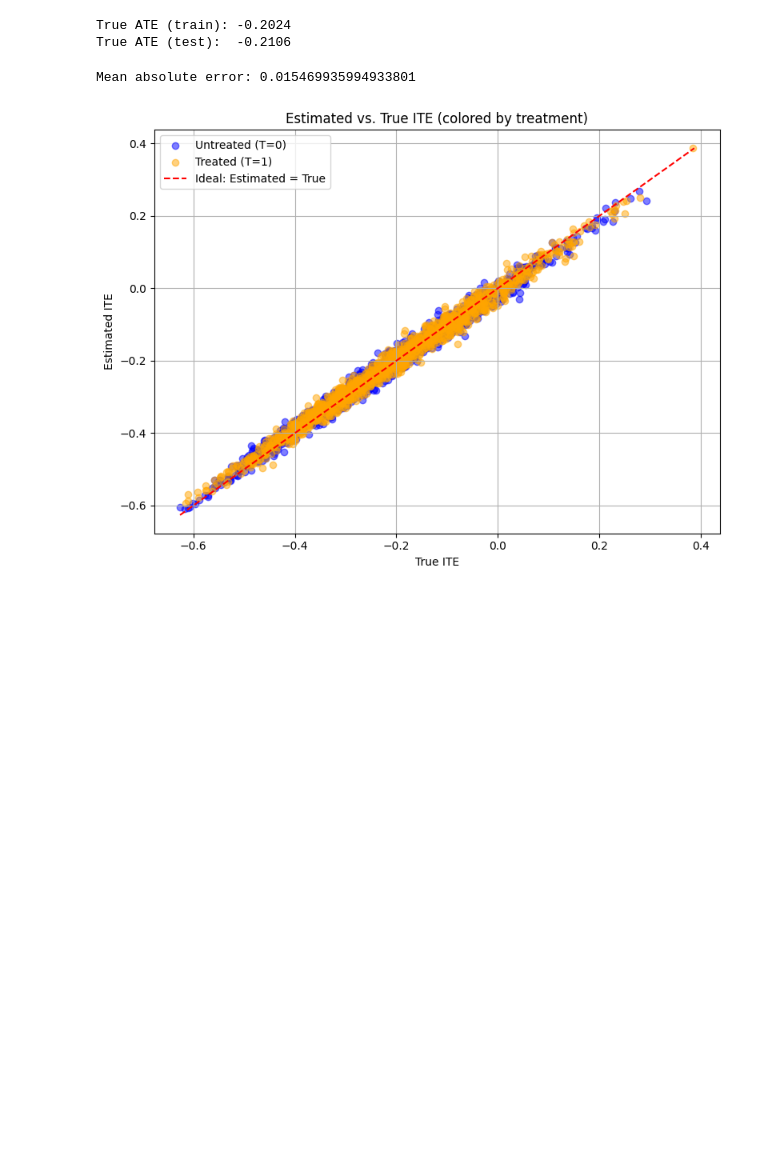
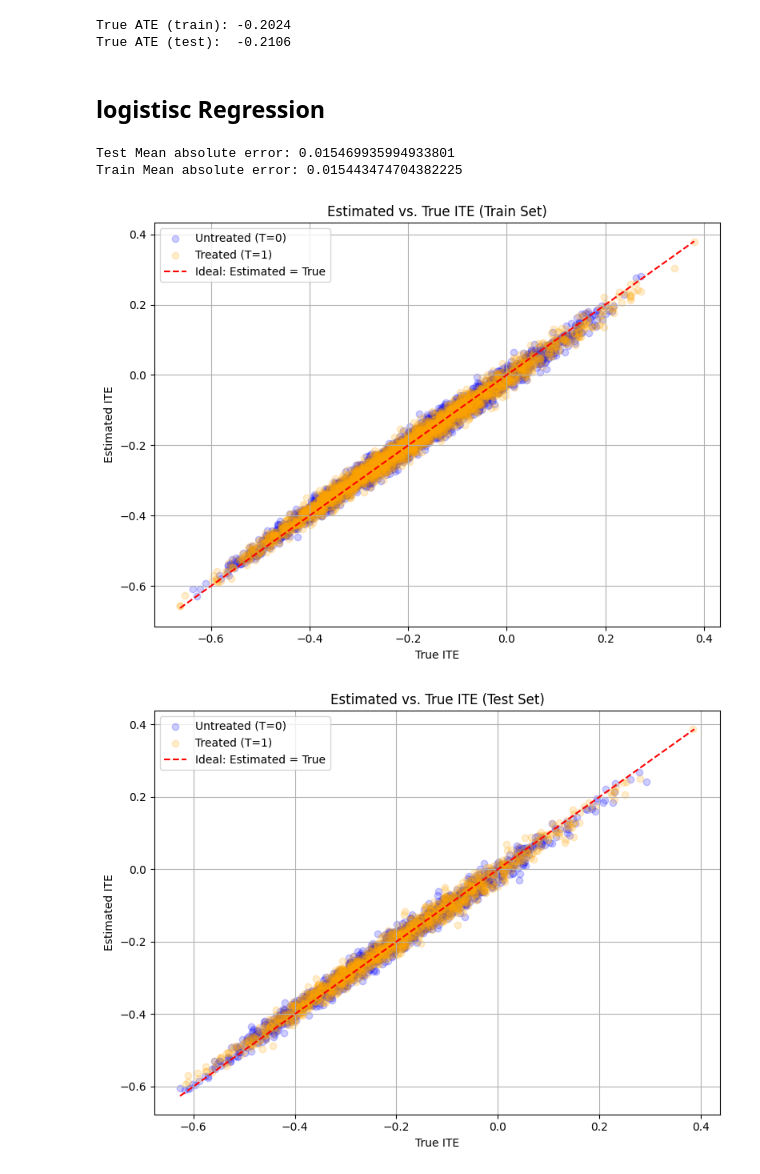
Before and after one commit to buehlpa/Individualized-Treatment-Effect, a Jupyter notebook: ite.ipynb, the cells around one changed output. Cells and saved outputs as stored; diff of their text form; code cells hidden in the pictures; blank space fills up the shorter version.

```diff
--- a/ite.ipynb
+++ b/ite.ipynb
@@ -113,40 +161,21 @@ def t_learner_logistic(df_train, df_test, feature_cols, outcome_col='Y', treatme
+# %% [markdown]
+## logistisc Regression
 # %%
-df = dgp_simulation(n_obs=10000)
-df_train, df_val, df_test = split_train_val_test(df)
+# t learner logsitc
+df_result_train, df_result_test, model_t, model_u = t_learner_logistic(df_train, df_test, feature_cols=['X1', 'X2'])
 
-# Run the T-learner
-df_result, model_t, model_u = t_learner_logistic(df_train, df_test, feature_cols =['X1', 'X2'])
+# MAE train Vs test
+if 'ITE_true' in df_result_test.columns:
+    print("Test Mean absolute error:", np.mean(np.abs(df_result_test['ITE_hat'] - df_result_test['ITE_true'])))
 
-# Optional: check estimated vs. true ITE
-if 'ITE_true' in df_result.columns:
-    print("Mean absolute error:", np.mean(np.abs(df_result['ITE_hat'] - df_result['ITE_true'])))
+if 'ITE_true' in df_result_train.columns:
+    print("Train Mean absolute error:", np.mean(np.abs(df_result_train['ITE_hat'] - df_result_train['ITE_true'])))
+
+
+plot_estimated_vs_true_ite_colored(df_result_train, title_suffix='(Train Set)')
+plot_estimated_vs_true_ite_colored(df_result_test, title_suffix='(Test Set)')
 # %% [output]
-Mean absolute error: 0.015469935994933801
+Test Mean absolute error: 0.015469935994933801
+Train Mean absolute error: 0.015443474704382225
+[figure, added]
+[figure, added]
-# %%
-
-def plot_estimated_vs_true_ite_colored(df_result):
-    plt.figure(figsize=(8, 6))
-
-    # Scatter: untreated
-    untreated = df_result[df_result['Treatment'] == 0]
-    plt.scatter(untreated['ITE_true'], untreated['ITE_hat'], alpha=0.5, label='Untreated (T=0)', color='blue')
-
-    # Scatter: treated
-    treated = df_result[df_result['Treatment'] == 1]
-    plt.scatter(treated['ITE_true'], treated['ITE_hat'], alpha=0.5, label='Treated (T=1)', color='orange')
-
-    # Diagonal reference line
-    min_val = min(df_result['ITE_true'].min(), df_result['ITE_hat'].min())
-    max_val = max(df_result['ITE_true'].max(), df_result['ITE_hat'].max())
-    plt.plot([min_val, max_val], [min_val, max_val], color='red', linestyle='--', label='Ideal: Estimated = True')
-
-    plt.xlabel('True ITE')
-    plt.ylabel('Estimated ITE')
-    plt.title('Estimated vs. True ITE (colored by treatment)')
-    plt.legend()
-    plt.grid(True)
-    plt.tight_layout()
-    plt.show()
-plot_estimated_vs_true_ite_colored(df_result)
-# %% [output]
-[figure, removed]
```
Also changed, not shown: parts of 11 cells of this notebook.
